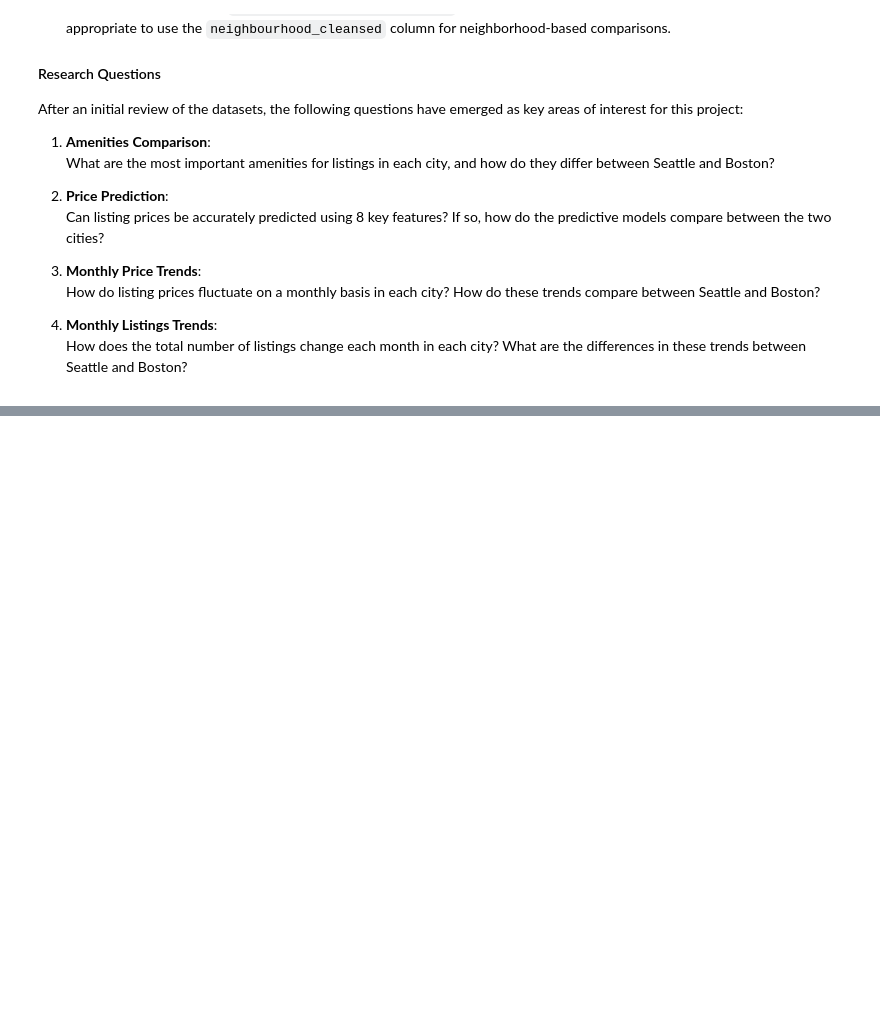
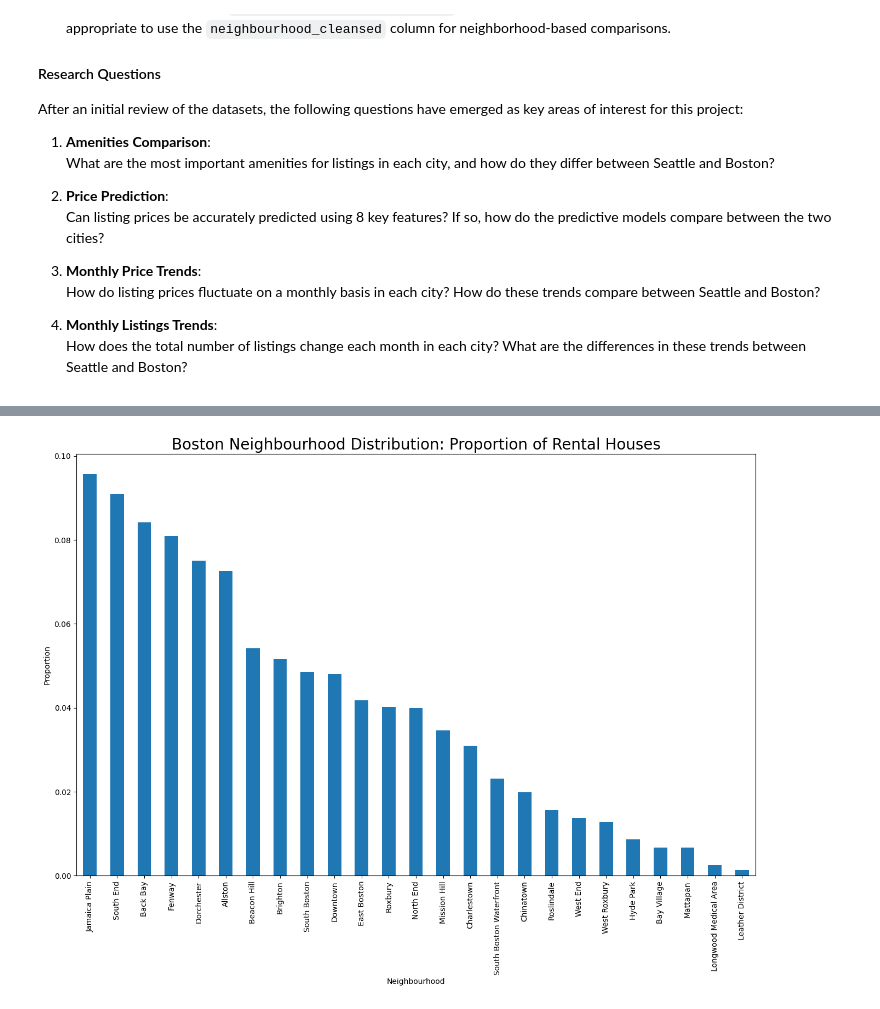
Before and after one commit to annahico/EDAs-Data_Analyst, a Jupyter notebook: Airbnb_Model/airbnb.ipynb, the cells around one changed output, grey strips where cells are left out. Saved outputs shown, nothing was run; the diff lists cells and outputs as text; code cells hidden in the pictures; blank space fills up the shorter version.

```diff
--- a/Airbnb_Model/airbnb.ipynb
+++ b/Airbnb_Model/airbnb.ipynb
@@ -170,0 +188,11 @@ After an initial review of the datasets, the following questions have emerged as
+# %%
+plt.rcParams['figure.figsize'] = [16, 10] #set figure size
+
+boston_neighbourhood = boston_listings['neighbourhood_cleansed'].value_counts()
+(boston_neighbourhood/boston_listings.shape[0]).plot(kind = 'bar')
+plt.title('Boston Neighbourhood Distribution: Proportion of Rental Houses', fontsize = 20)
+plt.savefig('Boston Neighbourhood Distribution.png')
+plt.xlabel('Neighbourhood')
+plt.ylabel('Proportion');
+# %% [output]
+[figure, added]
```
Also changed, not shown: parts of 10 cells of this notebook, 2 other files.
